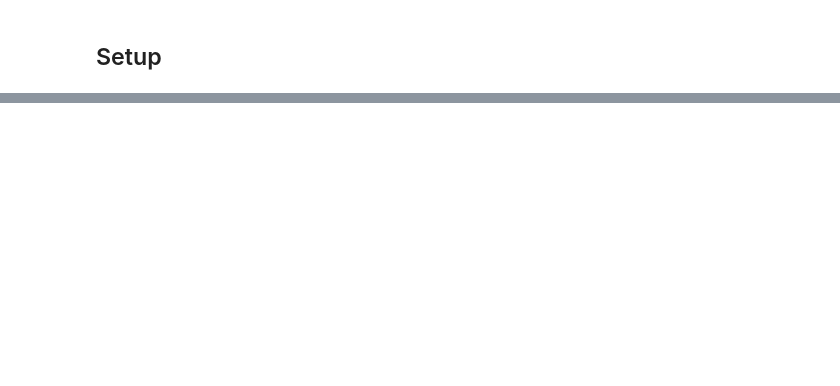
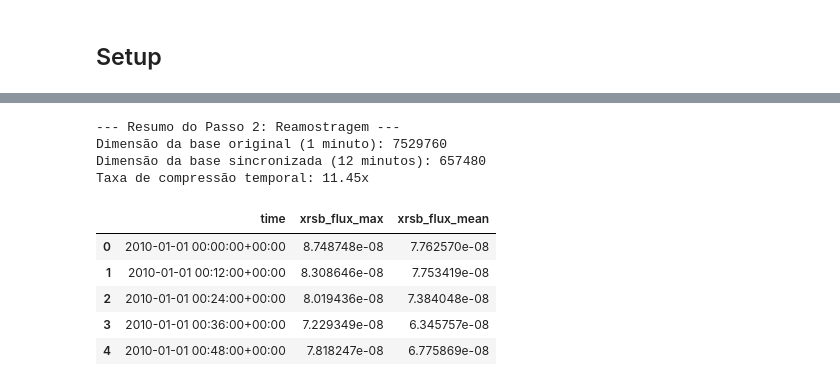
Before and after one commit to DudsFerraz/Solar_Flares_Forecasting, a Jupyter notebook: src/notebooks/data_treatment/xrays_treatment.ipynb, the cells around one changed output, grey strips where cells are left out. Saved outputs shown, nothing was run; the diff lists cells and outputs as text; code cells hidden in the pictures; blank space fills up the shorter version.

```diff
--- a/src/notebooks/data_treatment/xrays_treatment.ipynb
+++ b/src/notebooks/data_treatment/xrays_treatment.ipynb
@@ -121,0 +133,20 @@ data[2018]['whole_year'][data[2018]['whole_year']['xrsa_flux'].isna()].shape
+# %%
+# 1.1 FILTRO DE QUALIDADE (QUALITY FLAG NCEI)
+# Na padronização Science-Quality, a flag 0 indica dado nominal (sem anomalias). Qualquer valor diferente de 0 sinaliza calibrações, eclipses ou corrupção.
+mask_invalid_flag = df_xrays_clean['xrsb_flag'] != 0
+len_bad_quality = mask_invalid_flag.sum()
+# %%
+# 1.2 FILTRO DE INTEGRIDADE FÍSICA
+# O ruído instrumental no vácuo espacial pode gerar leituras de fluxo <= 0. Um fluxo negativo/zerado é fisicamente impossível e corrompe escalas logarítmicas.
+# Nota: NaNs pré-existentes na base são ignorados por essa máscara
+mask_unphysical_flux = df_xrays_clean['xrsb_flux'] <= 0
+len_unphysical = mask_unphysical_flux.sum()
+# %%
+# 1.3 APLICAÇÃO DA MÁSCARA E PRESERVAÇÃO DA GRADE TEMPORAL
+# Substituicao por NaN em vez de dropar a linha, mantendo a coluna 'time' intacta.
+# Mantemos apenas as colunas vitais para otimizar a memória RAM a partir daqui.
+mask_corrupted = mask_invalid_flag | mask_unphysical_flux
+df_xrays_clean.loc[mask_corrupted, 'xrsb_flux'] = np.nan
+
+df_xrays_clean = df_xrays_clean[['time', 'xrsb_flux']]
+valid_count = initial_len - mask_corrupted.sum()
@@ -121,0 +186,29 @@ data[2018]['whole_year'][data[2018]['whole_year']['xrsa_flux'].isna()].shape
+# %%
+# Ao calcular o 'max' e 'mean', o pandas automaticamente ignora os NaNs inseridos no Passo 1. Se uma janela de 12 minutos for composta inteiramente por NaNs, o resultado será NaN.
+
+# Define 'time' como índice para otimizar o resample
+df_xrays_indexed = df_xrays_clean.set_index('time')
+
+# Executa o resample estrito para 12 minutos
+df_xrays_12m = df_xrays_indexed.resample('12min').agg(
+    xrsb_flux_max=('xrsb_flux', 'max'),
+    xrsb_flux_mean=('xrsb_flux', 'mean')
+).reset_index()
+# %%
+print("--- Resumo do Passo 2: Reamostragem ---")
+print(f"Dimensão da base original (1 minuto): {len(df_xrays_clean)}")
+print(f"Dimensão da base sincronizada (12 minutos): {len(df_xrays_12m)}")
+print(f"Taxa de compressão temporal: {len(df_xrays_clean) / len(df_xrays_12m):.2f}x")
+
+display(df_xrays_12m.head())
+# %% [output]
+--- Resumo do Passo 2: Reamostragem ---
+Dimensão da base original (1 minuto): 7529760
+Dimensão da base sincronizada (12 minutos): 657480
+Taxa de compressão temporal: 11.45x
+|  | time | xrsb_flux_max | xrsb_flux_mean |
+| 0 | 2010-01-01 00:00:00+00:00 | 8.748748e-08 | 7.762570e-08 |
+| 1 | 2010-01-01 00:12:00+00:00 | 8.308646e-08 | 7.753419e-08 |
+| 2 | 2010-01-01 00:24:00+00:00 | 8.019436e-08 | 7.384048e-08 |
+| 3 | 2010-01-01 00:36:00+00:00 | 7.229349e-08 | 6.345757e-08 |
+| 4 | 2010-01-01 00:48:00+00:00 | 7.818247e-08 | 6.775869e-08 |
```
Also changed, not shown: parts of 37 cells of this notebook.
